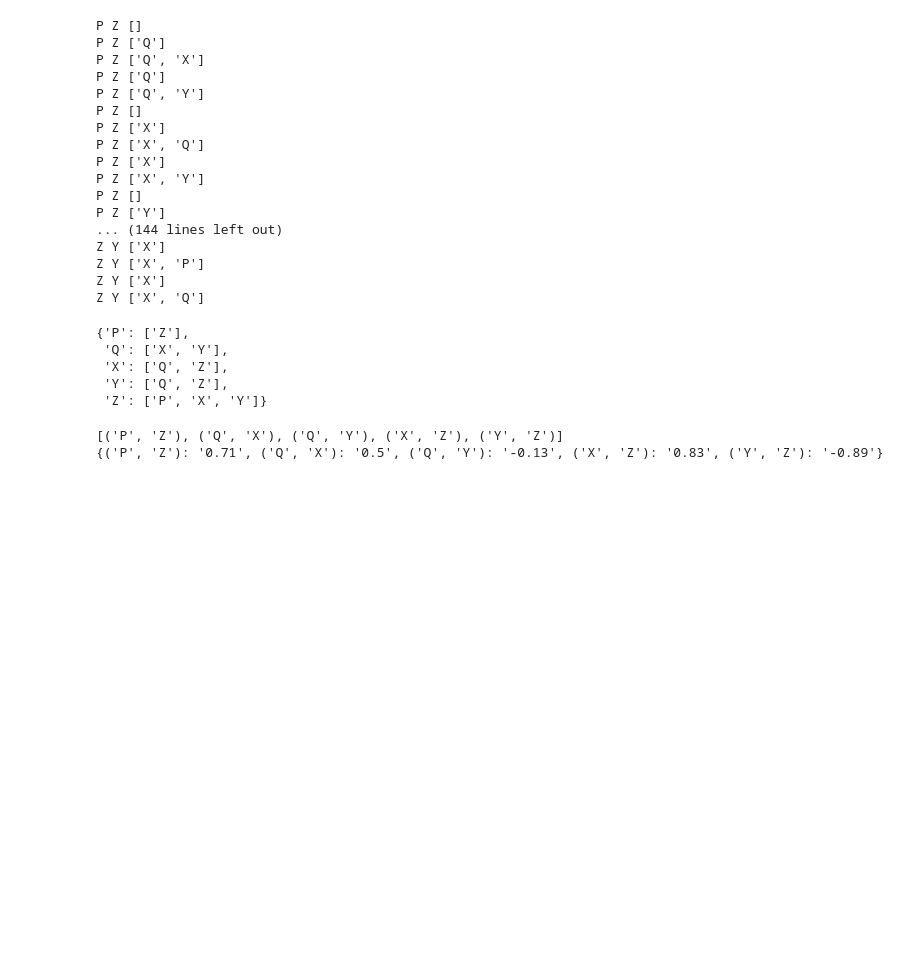
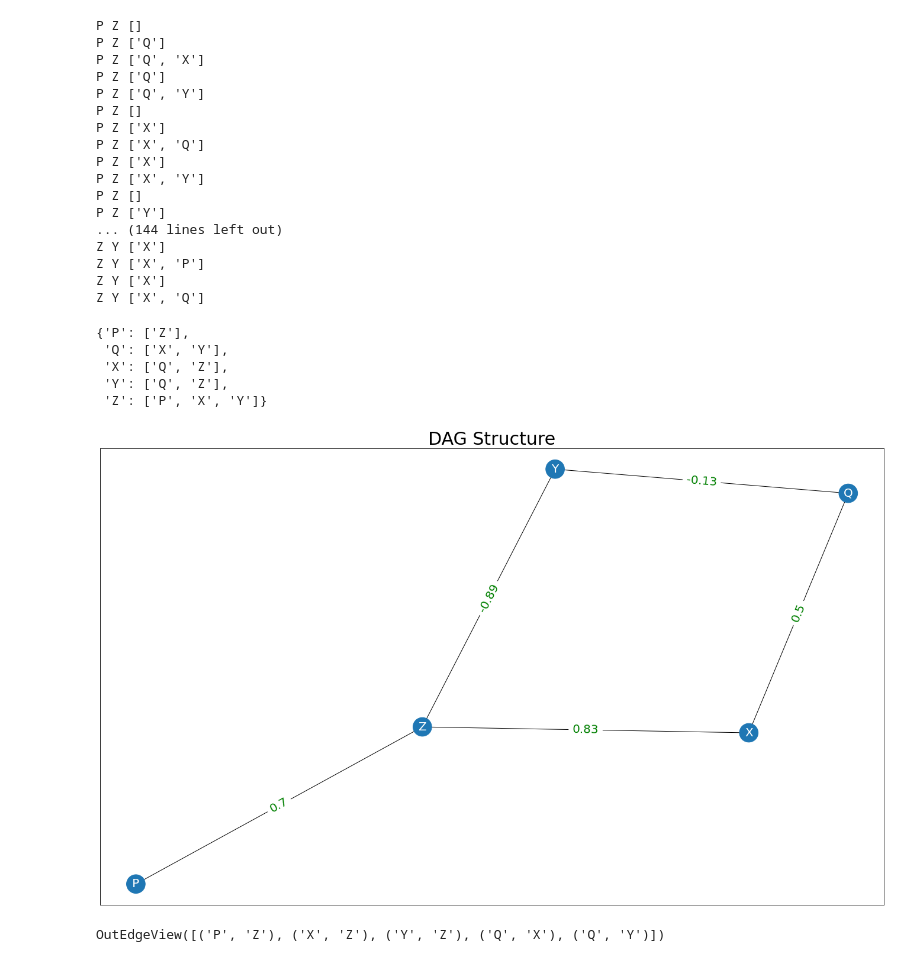
Before and after one commit to jlcatonjr/Learn-Python-for-Stats-and-Econ, a Jupyter notebook: In Class Demonstrations/Project 9 - Partial Correlations and Directed Acyclic Graphs.ipynb, the cells around one changed output. Cells and saved outputs as stored; diff of their text form; code cells hidden in the pictures; blank space fills up the shorter version.

```diff
--- a/In Class Demonstrations/Project 9 - Partial Correlations and Directed Acyclic Graphs.ipynb
+++ b/In Class Demonstrations/Project 9 - Partial Correlations and Directed Acyclic Graphs.ipynb
@@ -283,26 +285,59 @@ Z Y ['X', 'Q']
 # %%
 import matplotlib.pyplot as plt
 import networkx as nx
 
 def graph_DAG(undirected_graph, df, title = "DAG Structure"):
     pcorr_matrix = df.pcorr()
     graph= nx.Graph()
     edges = []
     edge_labels = {}
     for key in undirected_graph:
         for key2 in undirected_graph[key]:
             if (key2, key) not in edges:
                 edge = (key, key2)
                 edges.append(edge)
                 edge_labels[edge] = str(round(pcorr_matrix.loc[key][key2], 2))
 
-    print(edges)
-    print(edge_labels)
+    graph.add_edges_from(edges)
+    color_map = ["C0" for g in graph]
 
+    fig, ax = plt.subplots(figsize = (20,12))
+    graph.nodes()
+    plt.tight_layout()
+    pos = nx.spring_layout(graph)
+    plt.title(title, fontsize = 30)
+    nx.draw_networkx(graph,
+                     pos,
+                     node_color = color_map,
+                     node_size=1000,
+                    # show node label
+                     with_labels = True,
+                     arrows = False,
+                     font_size = 20,
+                     alpha = 1,
+                     font_color = "white",
+                     ax = ax)
+    nx.draw_networkx_edge_labels(graph,
+                                 pos,
+                                edge_labels = edge_labels,
+                                 font_color = "green",
+                                 font_size=20)
 
-    graph.add_edges_from(edges)
+    plt.show()
 
 graph_DAG(undirected_graph, df)
 # %% [output]
-[('P', 'Z'), ('Q', 'X'), ('Q', 'Y'), ('X', 'Z'), ('Y', 'Z')]
-{('P', 'Z'): '0.71', ('Q', 'X'): '0.5', ('Q', 'Y'): '-0.13', ('X', 'Z'): '0.83', ('Y', 'Z'): '-0.89'}
+[figure, added]
+# %%
+from pgmpy.estimators import PC
+c= PC(df)
+max_cond_vars = len(df.keys()) - 2
+model = c.estimate(return_type = "dag",
+                  variant = "parallel", #"orig", "stable"
+                  significance = p_val,
+                  max_cond_vars = max_cond_vars,
+                  ci_test = "pearsonr")
+edges = model.edges()
+edges
+# %% [output]
+OutEdgeView([('P', 'Z'), ('X', 'Z'), ('Y', 'Z'), ('Q', 'X'), ('Q', 'Y')])
```
Also changed, not shown: parts of 12 cells of this notebook, 2 other files.
